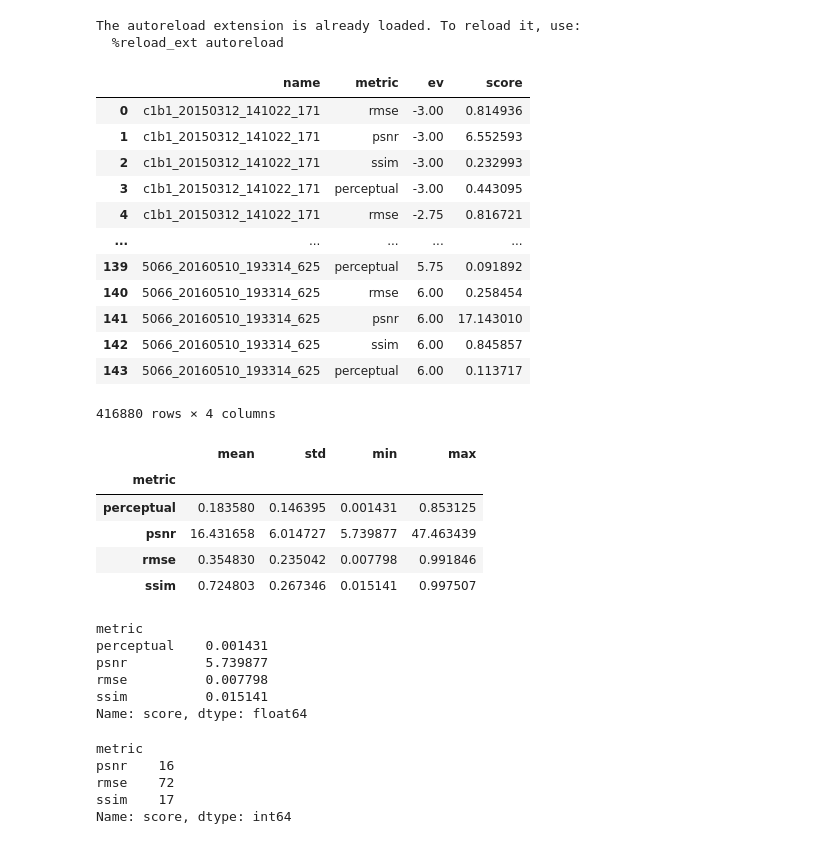
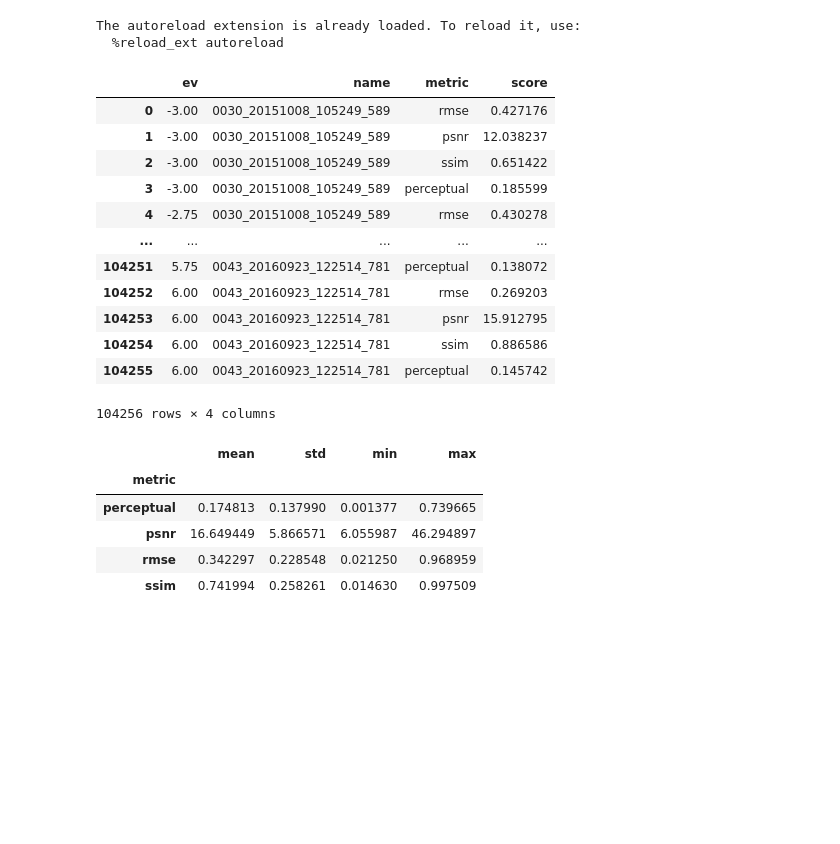
Before and after one commit to smsegal/DHDRNet, a Jupyter notebook: dhdrnet/notebooks/Untitled.ipynb, the cells around one changed output. Saved outputs shown, nothing was run; the diff lists cells and outputs as text; code cells hidden in the pictures; blank space fills up the shorter version.

```diff
--- a/dhdrnet/notebooks/Untitled.ipynb
+++ b/dhdrnet/notebooks/Untitled.ipynb
@@ -14,57 +14,40 @@ figdir = ROOT_DIR / "figures"
 # %%
 import re
 
 df = (
     pd.read_csv(
-        ROOT_DIR / "precomputed_data" / "store_current.csv", index_col=0
+        ROOT_DIR / "precomputed_data" / "store_test_2020-10-18.csv", index_col=0
     )
     .drop(columns="ev1")
     .rename(columns={"ev2": "ev"})
 )
 
-p = re.compile(r"([0-9.]+)")
-mask = df["metric"] == "perceptual"
-df.loc[mask, "score"] = df.loc[mask, "score"].transform(lambda s: p.search(s).group(0))
-df["score"] = pd.to_numeric(df["score"])
+# p = re.compile(r"([0-9.]+)")
+# mask = df["metric"] == "perceptual"
+# df.loc[mask, "score"] = df.loc[mask, "score"].transform(lambda s: p.search(s).group(0))
+# df["score"] = pd.to_numeric(df["score"])
 df
 # %% [output]
-|  | name | metric | ev | score |
-| 0 | c1b1_20150312_141022_171 | rmse | -3.00 | 0.814936 |
-| 1 | c1b1_20150312_141022_171 | psnr | -3.00 | 6.552593 |
-| 2 | c1b1_20150312_141022_171 | ssim | -3.00 | 0.232993 |
-| 3 | c1b1_20150312_141022_171 | perceptual | -3.00 | 0.443095 |
-| 4 | c1b1_20150312_141022_171 | rmse | -2.75 | 0.816721 |
+|  | ev | name | metric | score |
+| 0 | -3.00 | 0030_20151008_105249_589 | rmse | 0.427176 |
+| 1 | -3.00 | 0030_20151008_105249_589 | psnr | 12.038237 |
+| 2 | -3.00 | 0030_20151008_105249_589 | ssim | 0.651422 |
+| 3 | -3.00 | 0030_20151008_105249_589 | perceptual | 0.185599 |
+| 4 | -2.75 | 0030_20151008_105249_589 | rmse | 0.430278 |
 | ... | ... | ... | ... | ... |
-| 139 | 5066_20160510_193314_625 | perceptual | 5.75 | 0.091892 |
-| 140 | 5066_20160510_193314_625 | rmse | 6.00 | 0.258454 |
-| 141 | 5066_20160510_193314_625 | psnr | 6.00 | 17.143010 |
-| 142 | 5066_20160510_193314_625 | ssim | 6.00 | 0.845857 |
-| 143 | 5066_20160510_193314_625 | perceptual | 6.00 | 0.113717 |
+| 104251 | 5.75 | 0043_20160923_122514_781 | perceptual | 0.138072 |
+| 104252 | 6.00 | 0043_20160923_122514_781 | rmse | 0.269203 |
+| 104253 | 6.00 | 0043_20160923_122514_781 | psnr | 15.912795 |
+| 104254 | 6.00 | 0043_20160923_122514_781 | ssim | 0.886586 |
+| 104255 | 6.00 | 0043_20160923_122514_781 | perceptual | 0.145742 |
-416880 rows × 4 columns
+104256 rows × 4 columns
 # %%
 grouped = df.set_index("name").groupby(["metric"])
 grouped.describe()["score"][["mean", "std", "min", "max"]]
 # %% [output]
 |  | mean | std | min | max |
 | metric |  |  |  |  |
-| perceptual | 0.183580 | 0.146395 | 0.001431 | 0.853125 |
-| psnr | 16.431658 | 6.014727 | 5.739877 | 47.463439 |
-| rmse | 0.354830 | 0.235042 | 0.007798 | 0.991846 |
-| ssim | 0.724803 | 0.267346 | 0.015141 | 0.997507 |
+| perceptual | 0.174813 | 0.137990 | 0.001377 | 0.739665 |
+| psnr | 16.649449 | 5.866571 | 6.055987 | 46.294897 |
+| rmse | 0.342297 | 0.228548 | 0.021250 | 0.968959 |
+| ssim | 0.741994 | 0.258261 | 0.014630 | 0.997509 |
-# %%
-grouped.min()["score"]
-# %% [output]
-metric
-perceptual    0.001431
-psnr          5.739877
-rmse          0.007798
-ssim          0.015141
-Name: score, dtype: float64
-# %%
-ind_minscore["5066_20160416_100212_436"]
-# %% [output]
-metric
-psnr    16
-rmse    72
-ssim    17
-Name: score, dtype: int64
```
Also changed, not shown: parts of 15 cells of this notebook, 9 other files.
